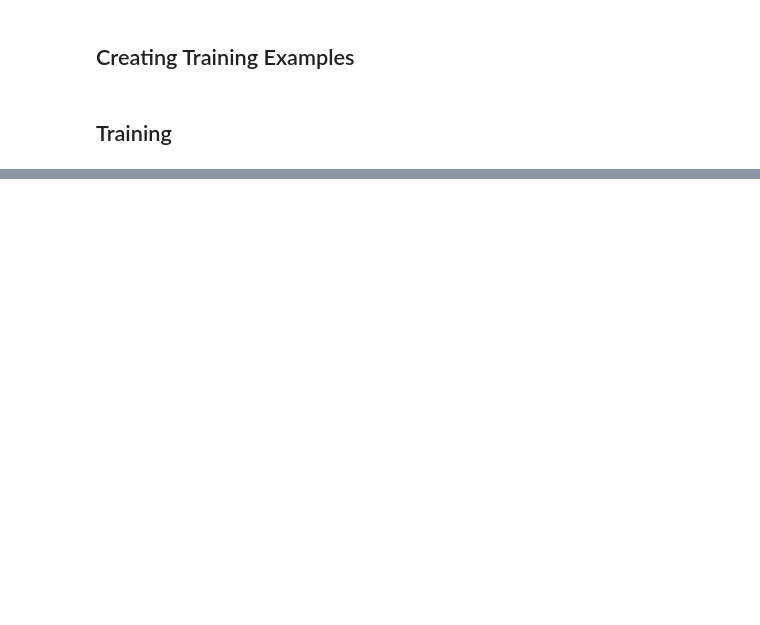
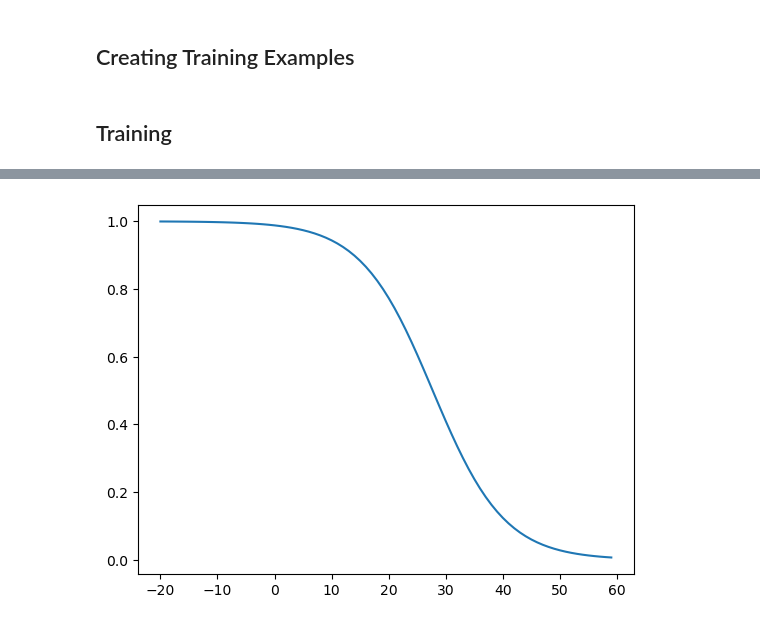
Before and after one commit to yuwtennis/google-data-engineer, a Jupyter notebook: Ch07/logistic.ipynb, the cells around one changed output, grey strips where cells are left out. Drawn from its saved outputs; the diff is of its cells as text; code cells hidden in the pictures; blank space fills up the shorter version.

```diff
--- a/Ch07/logistic.ipynb
+++ b/Ch07/logistic.ipynb
@@ -203,0 +249,7 @@ examples: DataFrame = traindata.rdd.map(to_example)
+# %%
+# Predict probability with fixed taxi-out  and distance
+delay: np.ndarray = np.arange(-20, 60, 1)
+prob= list = [lrmodel.predict([d, 10, 500]) for d in delay]
+ax = plt.plot(delay, prob)
+# %% [output]
+[figure, added]
```
Also changed, not shown: parts of 15 cells of this notebook.
